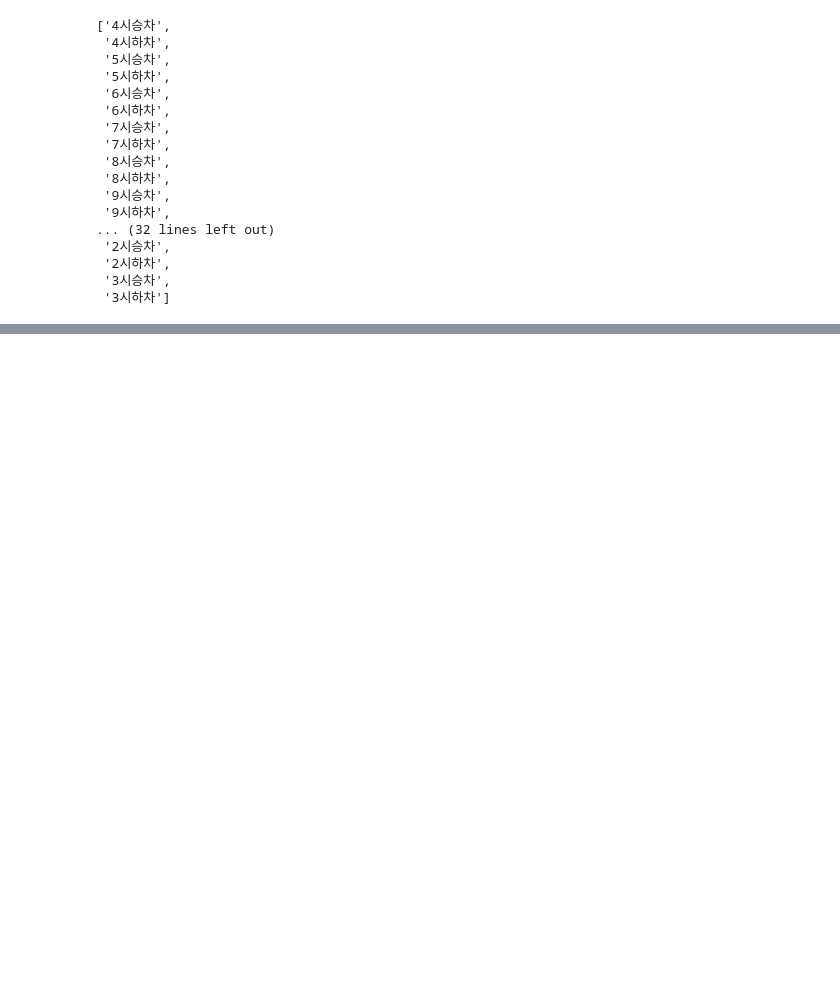
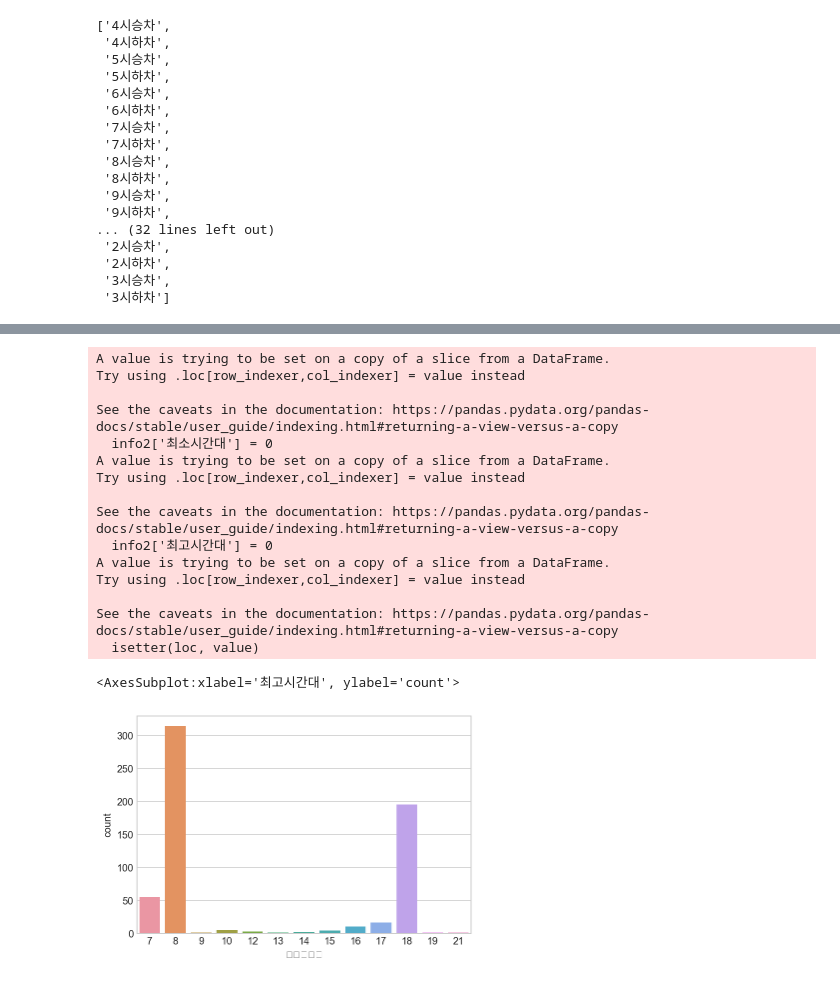
Before and after one commit to Kisooofficial/Android_project, a Jupyter notebook: dataexperiment.ipynb, the cells around one changed output, grey strips where cells are left out. Saved outputs shown, nothing was run; the diff lists cells and outputs as text; code cells hidden in the pictures; blank space fills up the shorter version.

```diff
--- a/dataexperiment.ipynb
+++ b/dataexperiment.ipynb
@@ -97,0 +113,31 @@ info
+# %%
+info2 = info.iloc[:, 6:38]
+info2['최소시간대'] = 0
+info2['최고시간대'] = 0
+for i in range(0, 608):
+    population_list = []
+    for j in range(0, 32, 2):
+        population_list.append(info2.iloc[i, j] + info2.iloc[i, j+1])
+    info2.iloc[i, 32] = population_list.index(min(population_list)) + 6
+    info2.iloc[i, 33] = population_list.index(max(population_list)) + 6
+info2['최소시간대'].value_counts().sort_index()
+#sns.countplot(data = info2['최소시간대'], x = info2['최소시간대'].index)
+sns.countplot(data = info2['최고시간대'], x = info2['최고시간대'].index)
+# %% [output]
+A value is trying to be set on a copy of a slice from a DataFrame.
+Try using .loc[row_indexer,col_indexer] = value instead
+
+See the caveats in the documentation: https://pandas.pydata.org/pandas-docs/stable/user_guide/indexing.html#returning-a-view-versus-a-copy
+  info2['최소시간대'] = 0
+A value is trying to be set on a copy of a slice from a DataFrame.
+Try using .loc[row_indexer,col_indexer] = value instead
+
+See the caveats in the documentation: https://pandas.pydata.org/pandas-docs/stable/user_guide/indexing.html#returning-a-view-versus-a-copy
+  info2['최고시간대'] = 0
+A value is trying to be set on a copy of a slice from a DataFrame.
+Try using .loc[row_indexer,col_indexer] = value instead
+
+See the caveats in the documentation: https://pandas.pydata.org/pandas-docs/stable/user_guide/indexing.html#returning-a-view-versus-a-copy
+  isetter(loc, value)
+<AxesSubplot:xlabel='최고시간대', ylabel='count'>
+[figure, added]
```
Also changed, not shown: parts of 3 cells of this notebook.
